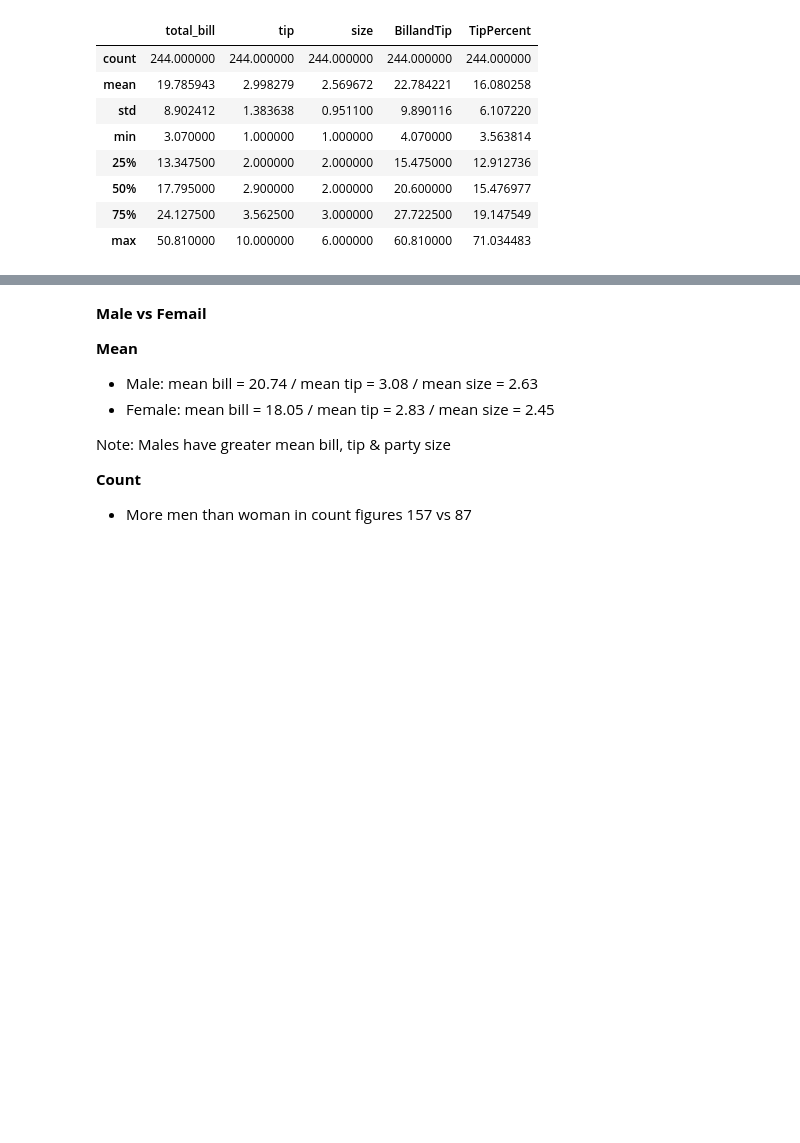
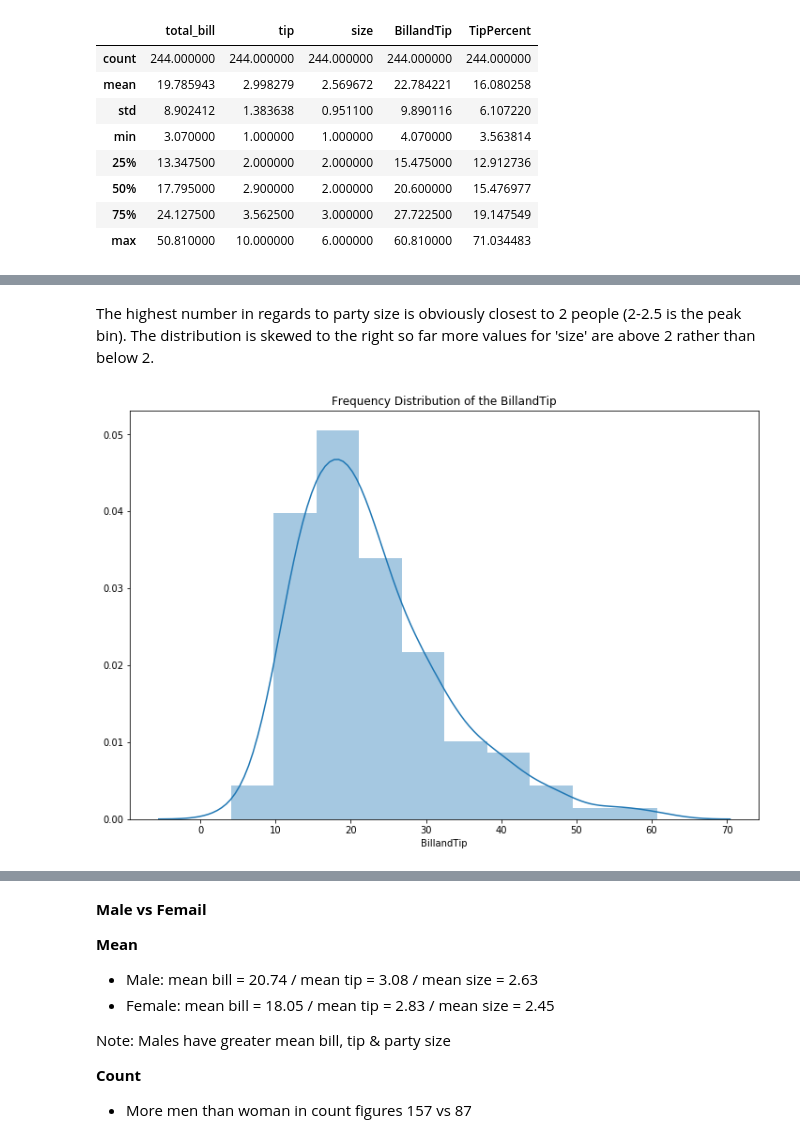
Before and after one commit to edelcorcoran/FDA-Project, a Jupyter notebook: Tips.ipynb, the cells around one changed output, grey strips where cells are left out. Saved outputs shown, nothing was run; the diff lists cells and outputs as text; code cells hidden in the pictures; blank space fills up the shorter version.

```diff
--- a/Tips.ipynb
+++ b/Tips.ipynb
@@ -318,0 +356,10 @@ df[['total_bill','tip']]
+# %% [markdown]
+The highest number in regards to party size is obviously closest to 2 people (2-2.5 is the peak bin). The distribution is skewed to the right so far more values for 'size' are above 2 rather than below 2.
+# %%
+#Alter size of plot/figure
+fig=plt.figure(figsize=(12, 8))
+#Histogram to illustrate frequency distribution of the entire bill with tip included with gaussian kernel density estimate ("kde=True")
+sns.distplot(df['BillandTip'], kde=True, bins=10).set_title("Frequency Distribution of the BillandTip");
+plt.show()
+# %% [output]
+[figure, added]
```
Also changed, not shown: parts of 33 cells of this notebook.
